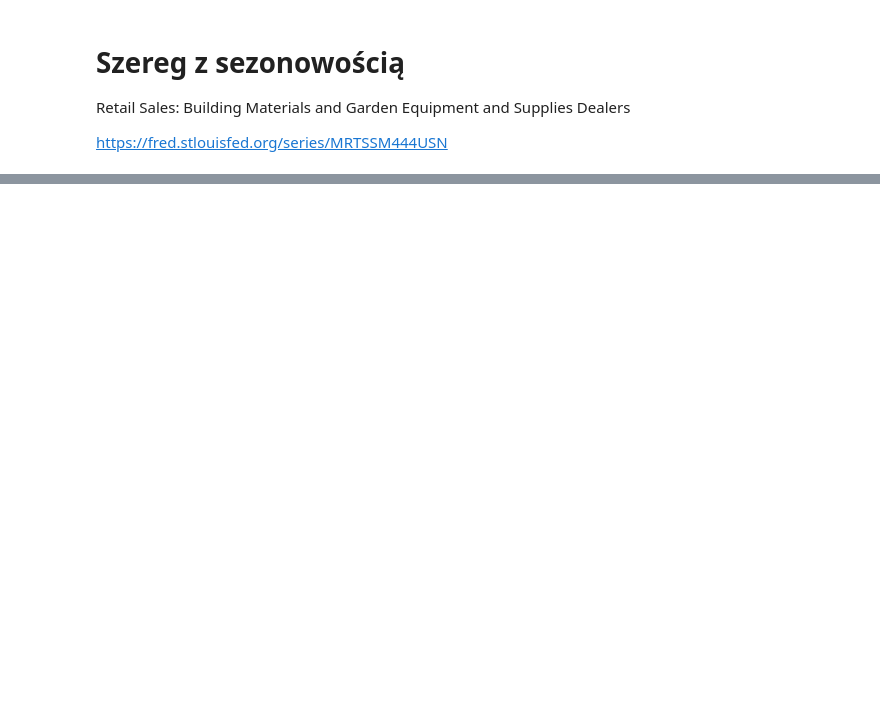
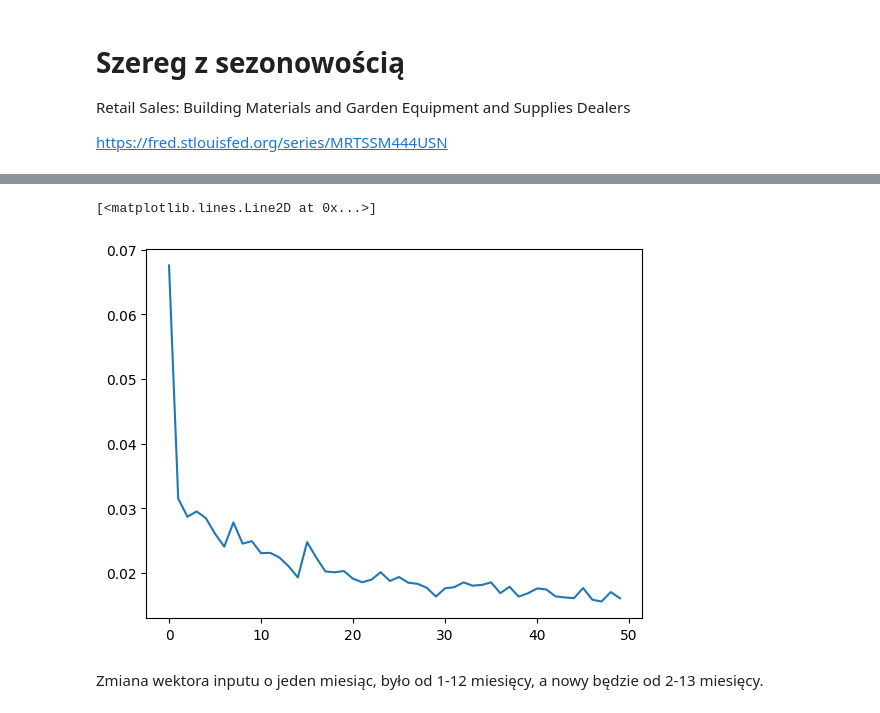
Before and after one commit to AldonaSwirad/Machine-learning-in-time-series-analysis, a Jupyter notebook: INZ.ipynb, the cells around one changed output, grey strips where cells are left out. Saved outputs shown, nothing was run; the diff lists cells and outputs as text; code cells hidden in the pictures; blank space fills up the shorter version.

```diff
--- a/INZ.ipynb
+++ b/INZ.ipynb
@@ -150,0 +232,5 @@ plt.show()
+# %%
+# definuje generator - przykład
+n_input = 3 #ilość wejść
+n_features = 1 #ilość cech (można ustawić więcej dla szeregów, które miałyby więcej cech (kolumn))
+generator = TimeseriesGenerator(scaled_train_rate, scaled_train_rate, length=n_input, batch_size=1)
@@ -150,0 +253,4 @@ plt.show()
+# %%
+# generator dla 12 miesięcy
+n_input = 12
+generator = TimeseriesGenerator(scaled_train_rate, scaled_train_rate, length=n_input, batch_size=1)
@@ -150,0 +263,8 @@ plt.show()
+# %%
+# definiowanie modelu
+model = Sequential() #wartstwy dodawane w sekwencji
+model.add(LSTM( 100, activation='relu', input_shape=(n_input, n_features))) # dodajemy warstwe lstm do sieci, 100 neuronów, funkcja aktywacji - ReLu
+model.add(Dense(1)) #Dodaje warstwę wyjściową (tylko jeden neuron)
+model.compile(optimizer='adam', loss='mse') #konfiguracja modelu przed jego trenowaniem #Adam automatycznie dostosowuje współczynniki nauki (learning rate) dla każdej wagi osobno, na podstawie pierwszego rzędu momentu (średnia) oraz drugiego rzędu momentu (wariancja) gradientów.
+# adam działa szybciej niż gradient prosty
+model.summary() #budowa modelu
@@ -150,0 +283,3 @@ plt.show()
+# %%
+# zostosuje model do danych (fit model)
+model.fit(generator, epochs=50) #liczba epok do sprawdzenia, wstępnie 50
@@ -150,0 +306,10 @@ plt.show()
+# %%
+#funkcja straty - badanie efektywności modelu
+
+loss_per_epochs = model.history.history['loss']
+plt.plot(range(len(loss_per_epochs)), loss_per_epochs)
+# %% [output]
+[<matplotlib.lines.Line2D at 0x...>]
+[figure, added]
+# %% [markdown]
+Zmiana wektora inputu o jeden miesiąc, było od 1-12 miesięcy, a nowy będzie od 2-13 miesięcy.
```
Also changed, not shown: parts of 41 cells of this notebook.
